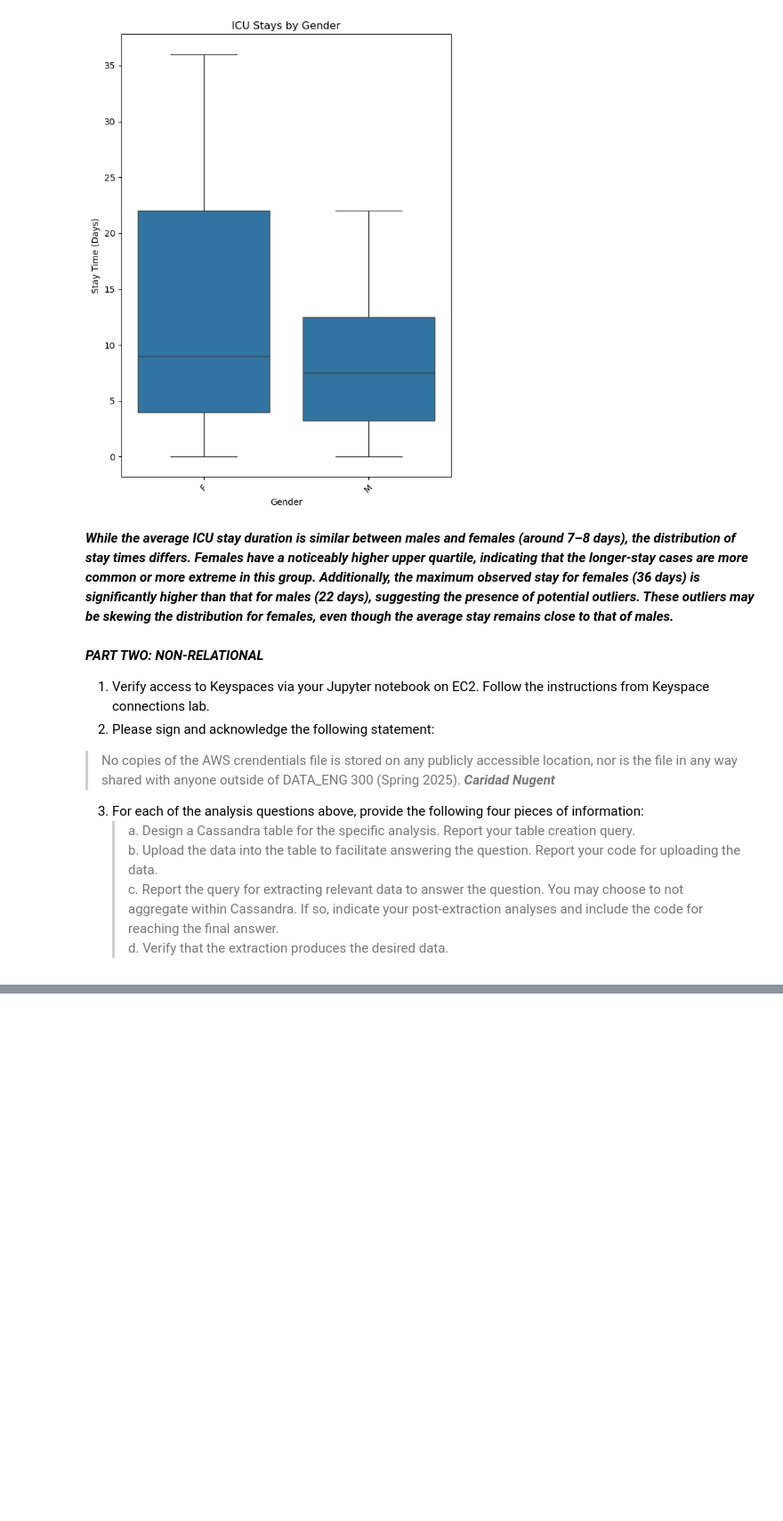
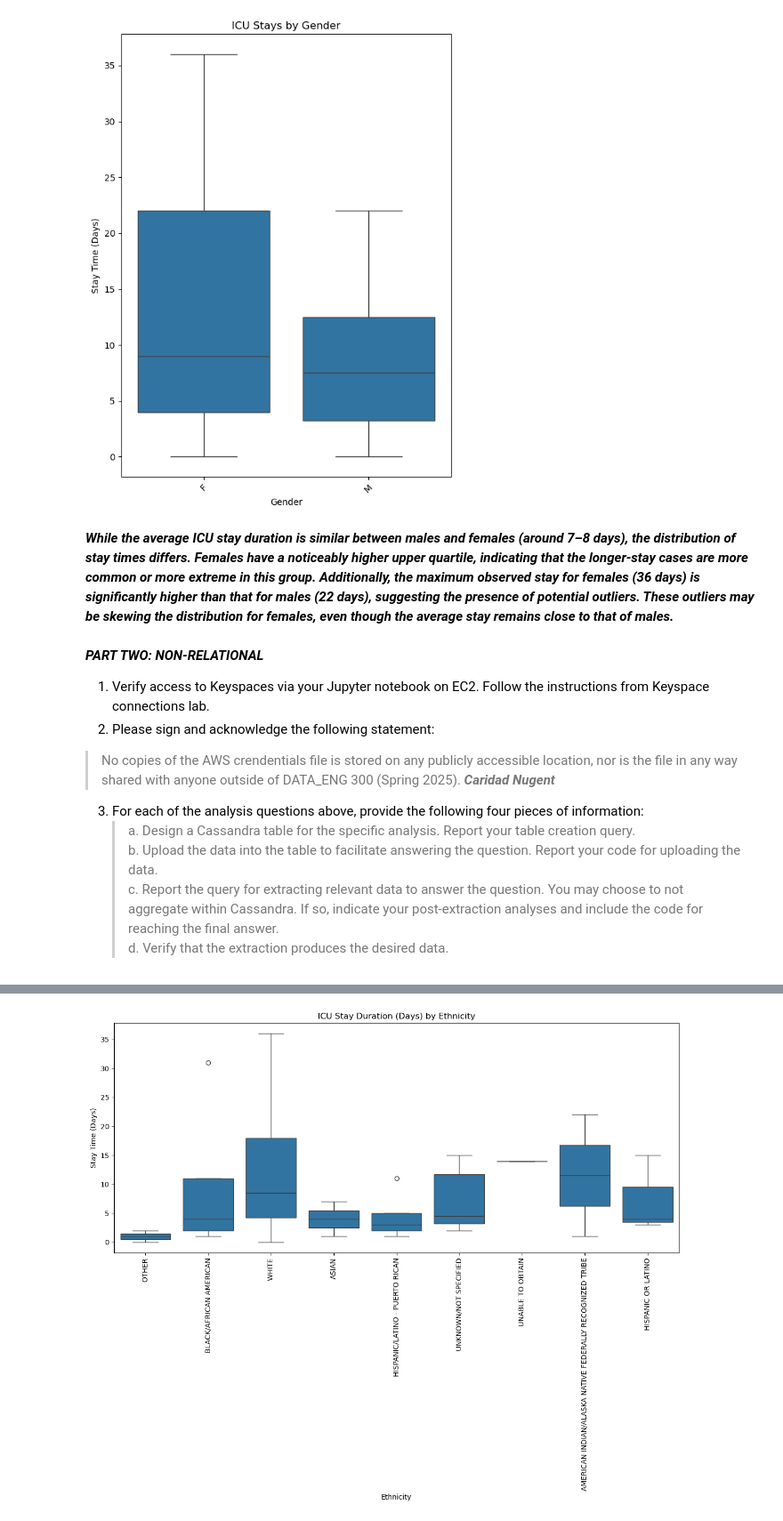
Before and after one commit to caranugent/DE300, a Jupyter notebook: Homework 02/notebooks/Homework_02.ipynb, the cells around one changed output, grey strips where cells are left out. Shown at 89% size. Drawn from its saved outputs; the diff is of its cells as text; code cells hidden in the pictures; blank space fills up the shorter version.

```diff
--- a/Homework 02/notebooks/Homework_02.ipynb
+++ b/Homework 02/notebooks/Homework_02.ipynb
@@ -386,7 +399,7 @@ cluster = Cluster(
 
 # establishing connection to Keyspace
 session = cluster.connect()
-session.set_keyspace('can1469_HW02')  # Replace with your keyspace
+session.set_keyspace("can1469_hw02") # Replace with your keyspace
 # %%
 # Create a summary of type of drugs and their total amount used by ethnicity.
 # Report the top usage in each ethnicity group. You may have to make certain assumptions in calculating their total amount.
@@ -449,0 +485,18 @@ Row(ethnicity='HISPANIC OR LATINO', drug_type='BASE', total_usage=96)
+# %%
+# c. extract relevant data to answer question:
+cassandra_df = session.execute(
+    """
+    SELECT age_group, short_title, count
+    FROM can1469_hw02.procedures_by_age_group
+    """
+)
+
+# convert to pd
+cassandra_df = pd.DataFrame(cassandra_df)
+
+# sort and filter the top 3 for each age group in pd
+cassandra_df = cassandra_df.sort_values(['age_group', 'count'], ascending = [True, False]).groupby('age_group').head(3)
+
+# d. Verify that the extraction produces the desired data
+for _, row in cassandra_df.iterrows():
+    print(f"Age Group: {row['age_group']}, Procedure: {row['short_title']}, Count: {row['count']}")
@@ -449,0 +565,49 @@ Row(ethnicity='HISPANIC OR LATINO', drug_type='BASE', total_usage=96)
+# %%
+# Is there a difference in the ICU length of stay among ethnicity?
+
+# a. create the table
+session.execute("""
+CREATE TABLE IF NOT EXISTS can1469_hw02.ICU_stay_by_ethnicity (
+    stay_time_days INT,
+    ethnicity TEXT,
+    count COUNTER,
+    PRIMARY KEY (ethnicity, stay_time_days));
+""")
+
+# b. upload data into table: increase count of each combination at each occurrence
+query = """
+    UPDATE can1469_hw02.ICU_stay_by_ethnicity
+    SET count = count + 1
+    WHERE stay_time_days = ? AND ethnicity = ?;
+"""
+prepared = session.prepare(query)
+
+# execute concurrently because too slow otherwise
+params = [(row.stay_time_days, row.ethnicity) for _, row in raw3.iterrows()]
+results = execute_concurrent_with_args(session, prepared, params, concurrency=50)
+
+# c. extract relevant data to answer question:
+cassandra_df = session.execute(
+    """
+    SELECT stay_time_days, ethnicity, count
+    FROM can1469_hw02.ICU_stay_by_ethnicity
+    """
+)
+
+
+# d. Verify that the extraction produces the desired data
+
+# convert to pd
+cassandra_df = pd.DataFrame(cassandra_df)
+
+# display boxplots of stay times by ethnicity
+plt.figure(figsize=(12, 10))
+sns.boxplot(data=cassandra_df, x='ethnicity', y='stay_time_days')
+plt.title("ICU Stay Duration (Days) by Ethnicity")
+plt.xticks(rotation=90)
+plt.ylabel("Stay Time (Days)")
+plt.xlabel("Ethnicity")
+plt.tight_layout()
+plt.show()
+# %% [output]
+[figure, added]
```
Also changed, not shown: parts of 24 cells of this notebook, 15 other files.
